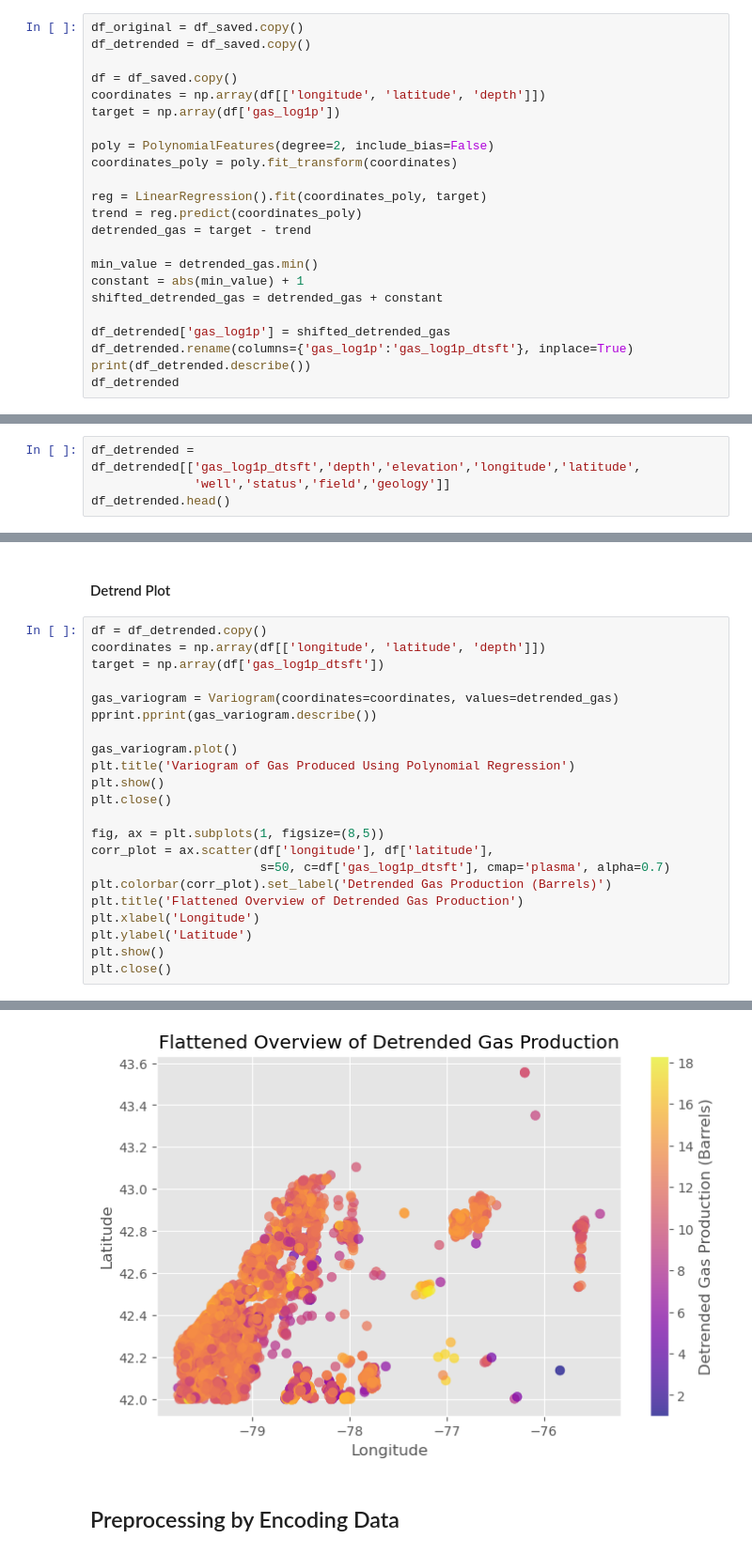
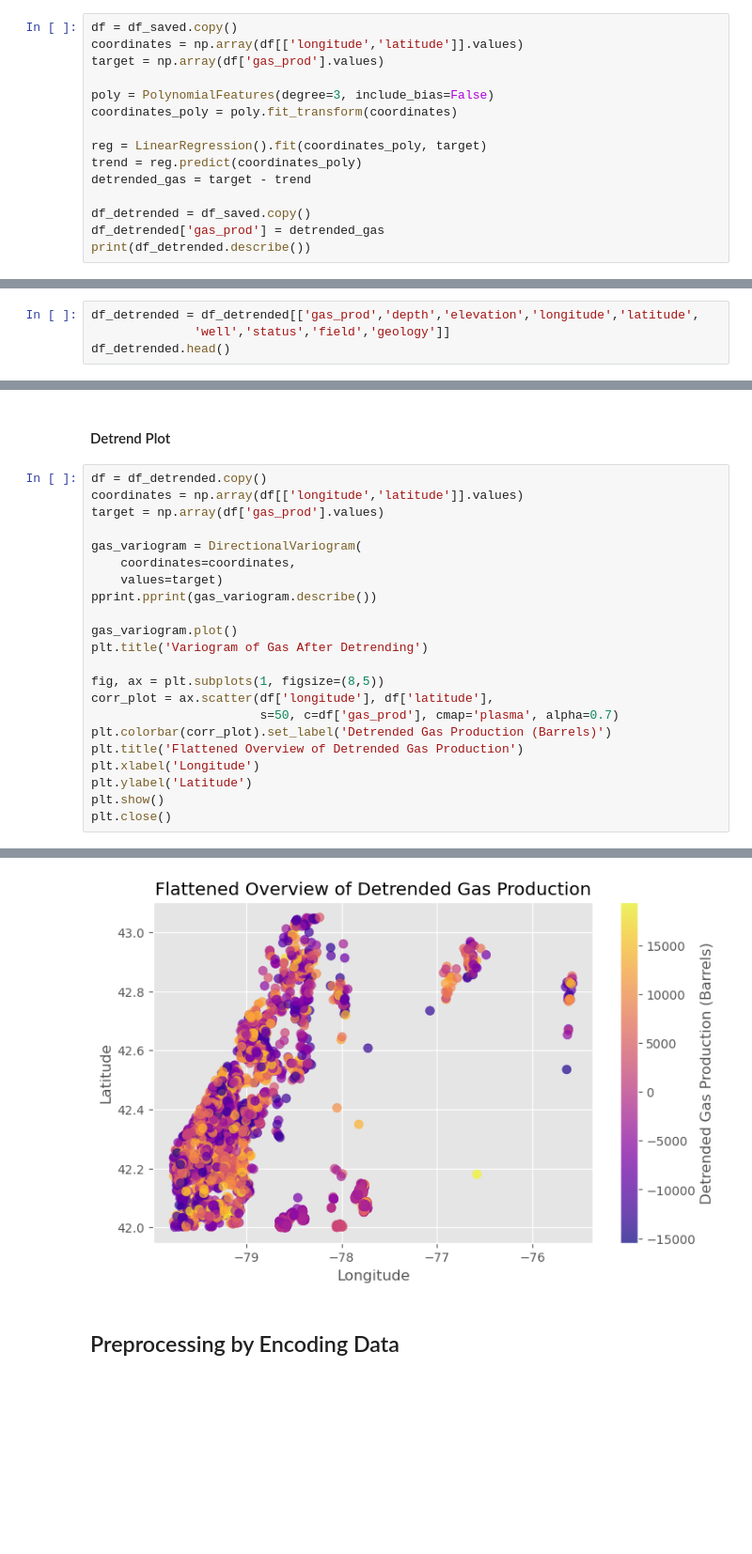
Before and after one commit to mrhussaink7/nys-gas-potential, a Jupyter notebook: code/model_development.ipynb, the cells around one changed output, grey strips where cells are left out. Shown at 94% size. Drawn from its saved outputs; the diff is of its cells as text; blank space fills up the shorter version.

Commit message:
[UPDATE] kriging model fixed because depth and longitude and latitude are not same coordinates

```diff
--- a/code/model_development.ipynb
+++ b/code/model_development.ipynb
@@ -305,26 +263,18 @@ plt.close()
 # %% [markdown]
 #### Detrend Build
 # %%
-df_original = df_saved.copy()
-df_detrended = df_saved.copy()
+df = df_saved.copy()
+coordinates = np.array(df[['longitude','latitude']].values)
+target = np.array(df['gas_prod'].values)
 
-df = df_saved.copy()
-coordinates = np.array(df[['longitude', 'latitude', 'depth']])
-target = np.array(df['gas_log1p'])
-
-poly = PolynomialFeatures(degree=2, include_bias=False)
+poly = PolynomialFeatures(degree=3, include_bias=False)
 coordinates_poly = poly.fit_transform(coordinates)
 
 reg = LinearRegression().fit(coordinates_poly, target)
 trend = reg.predict(coordinates_poly)
 detrended_gas = target - trend
 
-min_value = detrended_gas.min()
-constant = abs(min_value) + 1
-shifted_detrended_gas = detrended_gas + constant
-
-df_detrended['gas_log1p'] = shifted_detrended_gas
-df_detrended.rename(columns={'gas_log1p':'gas_log1p_dtsft'}, inplace=True)
+df_detrended = df_saved.copy()
+df_detrended['gas_prod'] = detrended_gas
 print(df_detrended.describe())
-df_detrended
 # %% [output]
@@ -357,5 +290,5 @@ len(df_detrended.columns)
 # %%
-df_detrended = df_detrended[['gas_log1p_dtsft','depth','elevation','longitude','latitude',
+df_detrended = df_detrended[['gas_prod','depth','elevation','longitude','latitude',
               'well','status','field','geology']]
 df_detrended.head()
 # %% [output]
@@ -369,20 +302,20 @@ df_detrended.head()
 #### Detrend Plot
 # %%
 df = df_detrended.copy()
-coordinates = np.array(df[['longitude', 'latitude', 'depth']])
-target = np.array(df['gas_log1p_dtsft'])
+coordinates = np.array(df[['longitude','latitude']].values)
+target = np.array(df['gas_prod'].values)
 
-gas_variogram = Variogram(coordinates=coordinates, values=detrended_gas)
+gas_variogram = DirectionalVariogram(
+    coordinates=coordinates,
+    values=target)
 pprint.pprint(gas_variogram.describe())
 
 gas_variogram.plot()
-plt.title('Variogram of Gas Produced Using Polynomial Regression')
-plt.show()
-plt.close()
+plt.title('Variogram of Gas After Detrending')
 
 fig, ax = plt.subplots(1, figsize=(8,5))
 corr_plot = ax.scatter(df['longitude'], df['latitude'],
-                       s=50, c=df['gas_log1p_dtsft'], cmap='plasma', alpha=0.7)
+                       s=50, c=df['gas_prod'], cmap='plasma', alpha=0.7)
 plt.colorbar(corr_plot).set_label('Detrended Gas Production (Barrels)')
 plt.title('Flattened Overview of Detrended Gas Production')
 plt.xlabel('Longitude')
@@ -411,4 +344,4 @@ plt.close()
-[figure, old version]
+[figure, new version]
 # %% [markdown]
 ## Preprocessing by Encoding Data
 # %%
```
Also changed, not shown: parts of 31 cells of this notebook, 1 other file.
